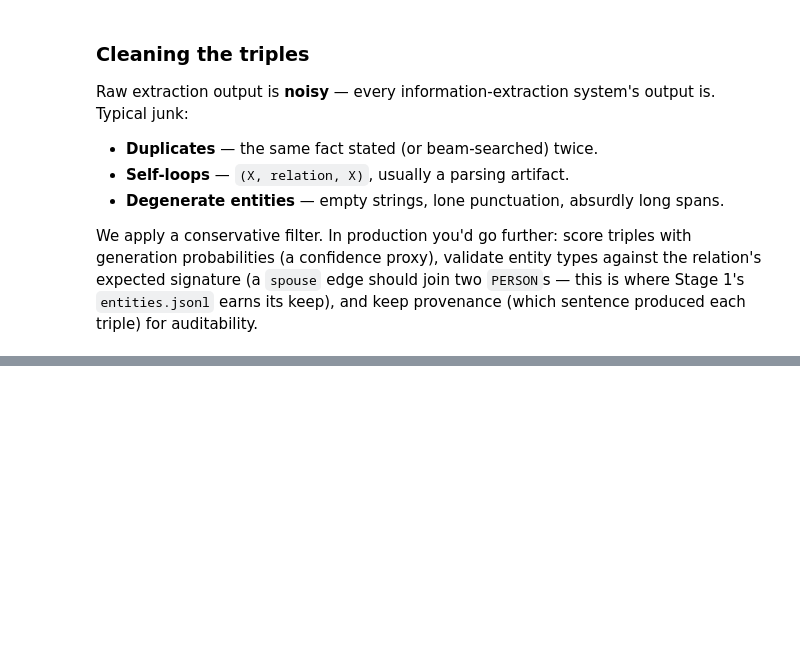
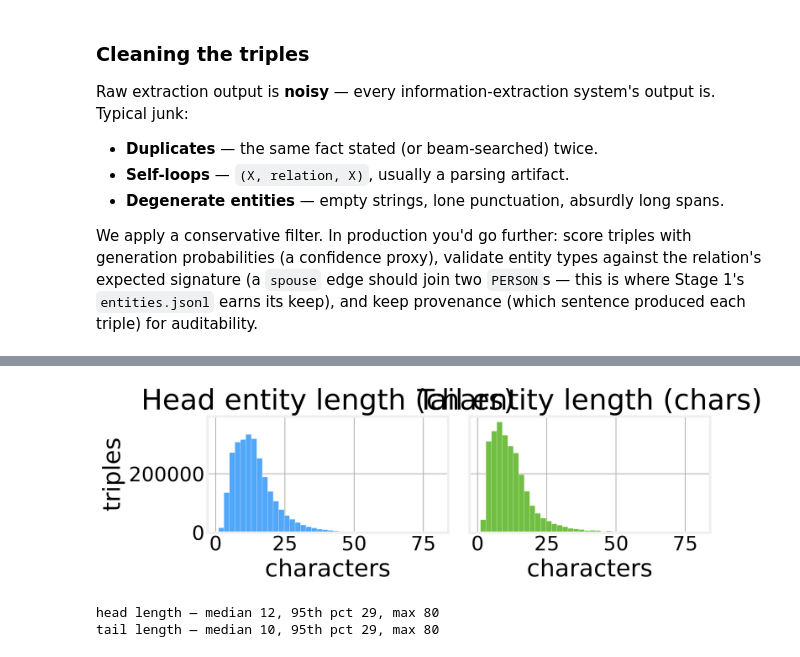
Before and after one commit to DataForScience/GraphRAG, a Jupyter notebook: 2. Text To Triples.ipynb, the cells around one changed output, grey strips where cells are left out. Cells and saved outputs as stored; diff of their text form; code cells hidden in the pictures; blank space fills up the shorter version.

```diff
--- a/2. Text To Triples.ipynb
+++ b/2. Text To Triples.ipynb
@@ -770,0 +1059,25 @@ save_jsonl("triples.jsonl",
+# %%
+# --- Entity span lengths & extraction yield ---------------------------------------
+head_lens = [len(h) for h, _, _ in triples]
+tail_lens = [len(t) for _, _, t in triples]
+
+fig, axes = plt.subplots(1, 2, figsize=(11, 4), sharey=True)
+axes[0].hist(head_lens, bins=40, color=colors[0], edgecolor="white", linewidth=0.3)
+axes[0].set_title("Head entity length (chars)")
+axes[0].set_xlabel("characters")
+axes[0].set_ylabel("triples")
+axes[1].hist(tail_lens, bins=40, color=colors[2], edgecolor="white", linewidth=0.3)
+axes[1].set_title("Tail entity length (chars)")
+axes[1].set_xlabel("characters")
+fig.tight_layout()
+plt.show()
+
+for name, lens in [("head", head_lens), ("tail", tail_lens)]:
+    lens.sort()
+    p50 = lens[len(lens) // 2]
+    p95 = lens[int(0.95 * len(lens))]
+    print(f"{name:>4} length — median {p50}, 95th pct {p95}, max {max(lens)}")
+# %% [output]
+[figure, added]
+head length — median 12, 95th pct 29, max 80
+tail length — median 10, 95th pct 29, max 80
```
Also changed, not shown: parts of 23 cells of this notebook, 2 other files.
